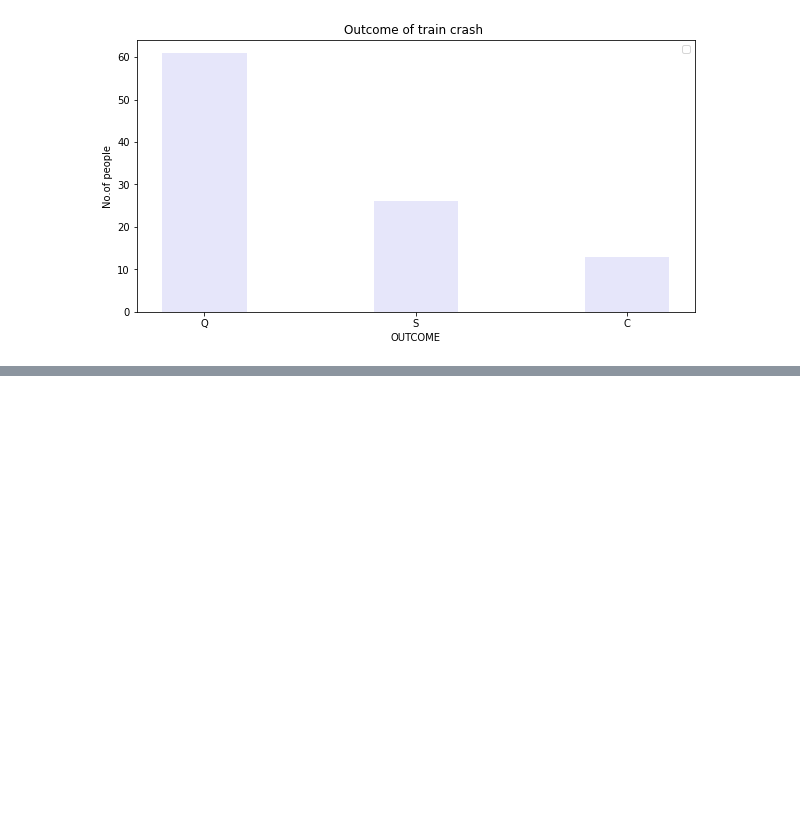
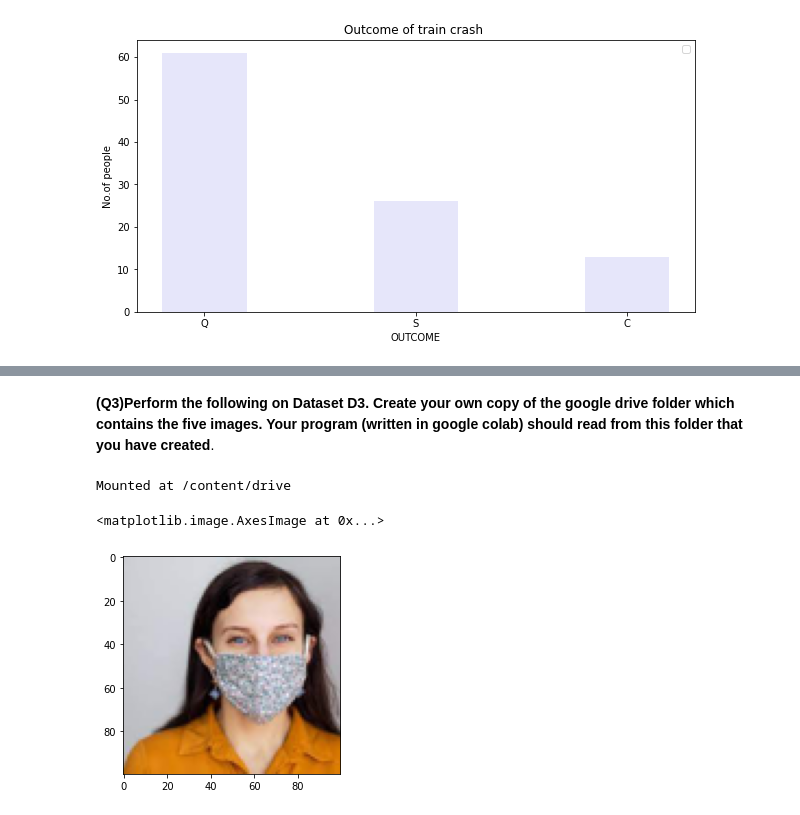
Before and after one commit to aastha621/Artificial-Intelligence, a Jupyter notebook: 034_AasthaJain_2.ipynb, the cells around one changed output, grey strips where cells are left out. Drawn from its saved outputs; the diff is of its cells as text; code cells hidden in the pictures; blank space fills up the shorter version.

```diff
--- a/034_AasthaJain_2.ipynb
+++ b/034_AasthaJain_2.ipynb
@@ -198,0 +263,38 @@ No handles with labels found to put in legend.
+# %% [markdown]
+**(Q3)Perform the following on Dataset D3. Create your own copy of the google drive folder which contains the five images. Your program (written in google colab) should read from this folder that you have created**.
+# %%
+from google.colab import drive
+drive.mount('/content/drive')
+# %% [output]
+Mounted at /content/drive
+# %%
+import glob
+from matplotlib.pyplot import imshow
+import numpy as np
+from PIL import Image
+
+
+files=glob.glob('/content/drive/MyDrive/a2_img_data/*.jpg')
+
+images = []
+for file in files:
+  images.append(np.array(Image.open(file)))
+
+images=np.array(images, dtype=object)
+
+resized_list= [] #an array of resized images
+
+for image in images:
+    resized_image=np.array(Image.fromarray(image).resize((100,100)))
+    resized_list.append(resized_image)
+
+resized_list=np.array(resized_list)
+
+
+for img in resized_list:
+    imshow(Image.fromarray(img))
+
+imshow(Image.fromarray(resized_list[0]))
+# %% [output]
+<matplotlib.image.AxesImage at 0x...>
+[figure, added]
```
Also changed, not shown: parts of 11 cells of this notebook.
